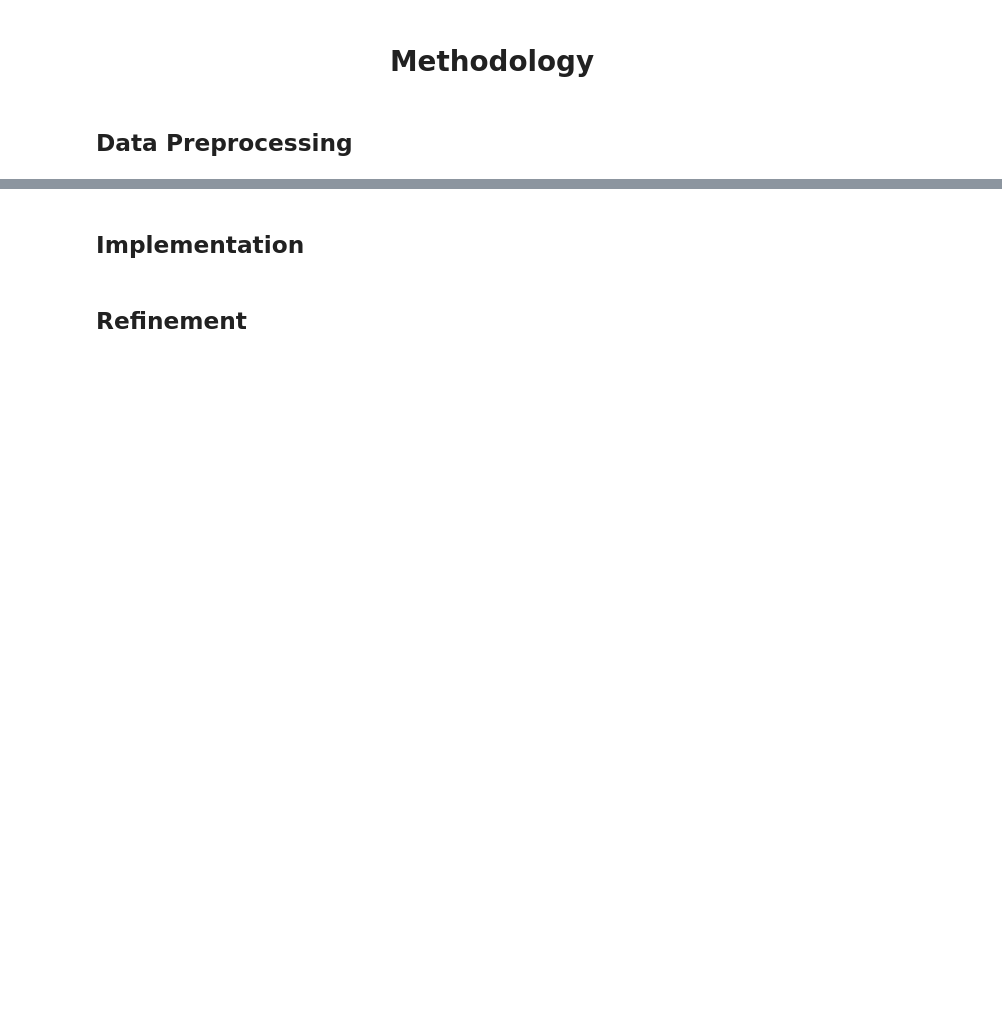
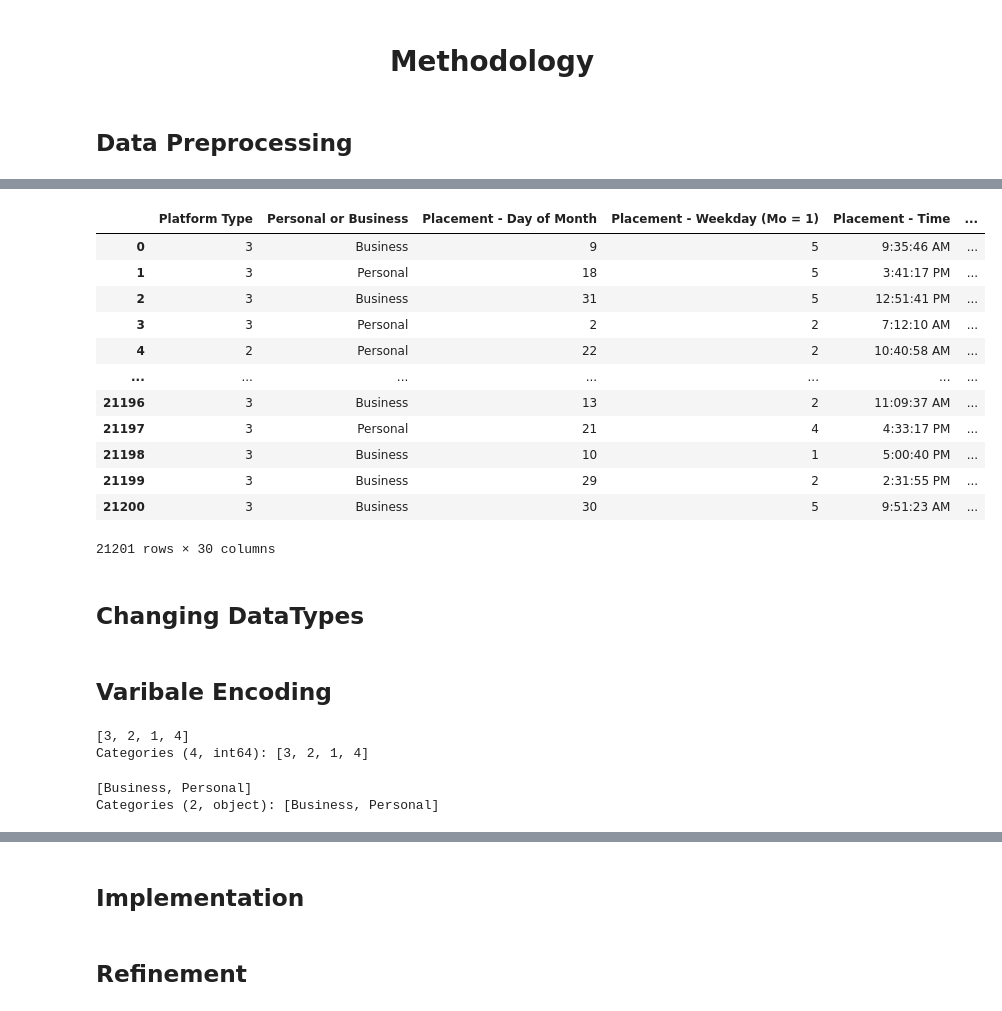
Before and after one commit to rufusseopa/Team_18_JHB_WhatTheHack_regression-predict-api-template, a Jupyter notebook: Final Notebook Submission .ipynb, the cells around one changed output, grey strips where cells are left out. Cells and saved outputs as stored; diff of their text form; code cells hidden in the pictures; blank space fills up the shorter version.

```diff
--- a/Final Notebook Submission .ipynb
+++ b/Final Notebook Submission .ipynb
@@ -213,0 +245,5 @@ Lastly you must have noticed that the `Time from Pickup to Arrival` column is  m
+# %%
+train_df=pd.read_csv('https://raw.githubusercontent.com/rufusseopa/Team_18_JHB_WhatTheHack_regression-predict-api-template/master/Data/Train.csv', index_col=0)
+test_df=pd.read_csv('https://raw.githubusercontent.com/rufusseopa/Team_18_JHB_WhatTheHack_regression-predict-api-template/master/Data/Test.csv',index_col=0)
+riders_df=pd.read_csv('https://raw.githubusercontent.com/rufusseopa/Team_18_JHB_WhatTheHack_regression-predict-api-template/master/Data/Riders.csv')
+variable_df=pd.read_csv('https://raw.githubusercontent.com/rufusseopa/Team_18_JHB_WhatTheHack_regression-predict-api-template/master/Data/VariableDefinitions.csv')
@@ -213,0 +293,4 @@ Lastly you must have noticed that the `Time from Pickup to Arrival` column is  m
+# %%
+train_df = train_df.drop(['User Id', 'Vehicle Type'], axis=1)
+# %%
+train_df = train_df.merge(riders_df, on='Rider Id')
@@ -213,0 +327,2 @@ Lastly you must have noticed that the `Time from Pickup to Arrival` column is  m
+# %%
+train_df['Temperature'].fillna(train_df['Temperature'].mean(),inplace=True)
@@ -213,0 +346,18 @@ Lastly you must have noticed that the `Time from Pickup to Arrival` column is  m
+# %%
+train_df
+# %% [output]
+|  | Platform Type | Personal or Business | Placement - Day of Month | Placement - Weekday (Mo = 1) | Placement - Time | ... |
+| 0 | 3 | Business | 9 | 5 | 9:35:46 AM | ... |
+| 1 | 3 | Personal | 18 | 5 | 3:41:17 PM | ... |
+| 2 | 3 | Business | 31 | 5 | 12:51:41 PM | ... |
+| 3 | 3 | Personal | 2 | 2 | 7:12:10 AM | ... |
+| 4 | 2 | Personal | 22 | 2 | 10:40:58 AM | ... |
+| ... | ... | ... | ... | ... | ... | ... |
+| 21196 | 3 | Business | 13 | 2 | 11:09:37 AM | ... |
+| 21197 | 3 | Personal | 21 | 4 | 4:33:17 PM | ... |
+| 21198 | 3 | Business | 10 | 1 | 5:00:40 PM | ... |
+| 21199 | 3 | Business | 29 | 2 | 2:31:55 PM | ... |
+| 21200 | 3 | Business | 30 | 5 | 9:51:23 AM | ... |
+21201 rows × 30 columns
+# %% [markdown]
+## Changing DataTypes
@@ -213,0 +367,12 @@ Lastly you must have noticed that the `Time from Pickup to Arrival` column is  m
+# %% [markdown]
+## Varibale Encoding
+# %%
+train_df['Platform Type'].unique()
+# %% [output]
+[3, 2, 1, 4]
+Categories (4, int64): [3, 2, 1, 4]
+# %%
+train_df['Personal or Business'].unique()
+# %% [output]
+[Business, Personal]
+Categories (2, object): [Business, Personal]
```
Also changed, not shown: parts of 23 cells of this notebook, 3 other files.
